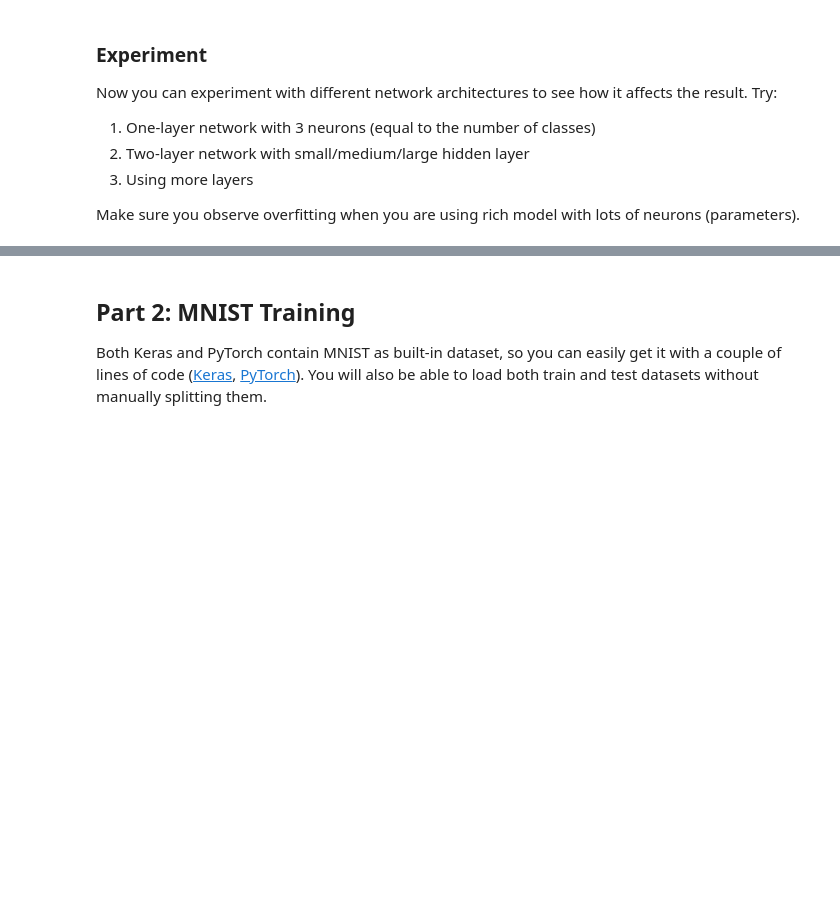
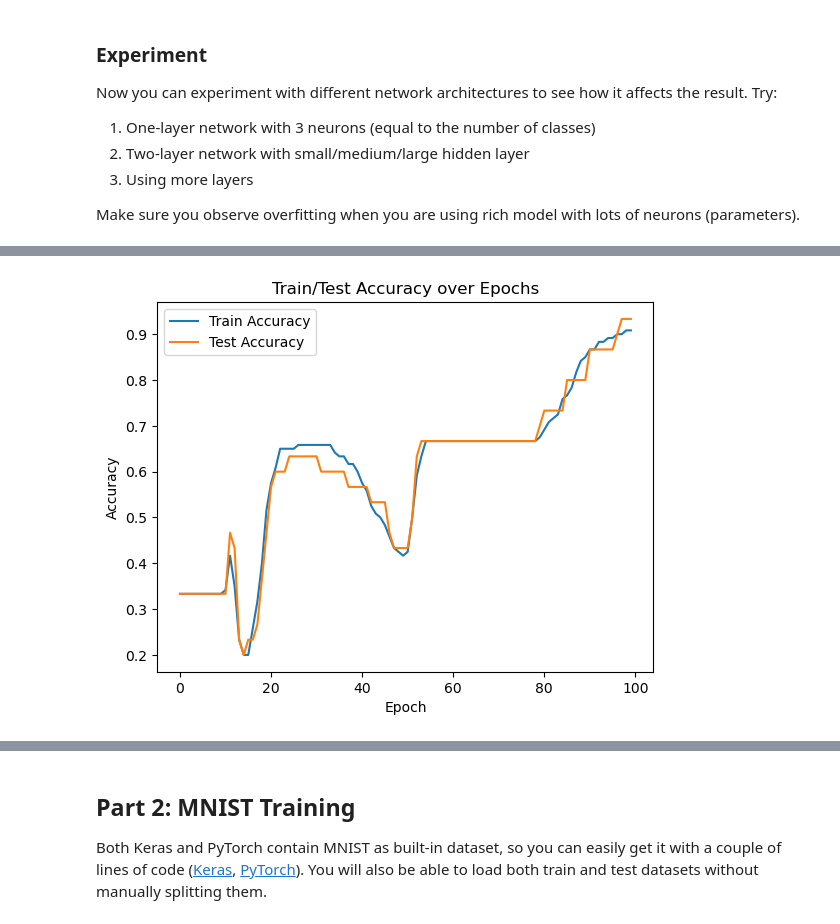
Before and after one commit to Talangus/AI-For-Beginners, a Jupyter notebook: lessons/3-NeuralNetworks/05-Frameworks/lab/LabFrameworks.ipynb, the cells around one changed output, grey strips where cells are left out. Drawn from its saved outputs; the diff is of its cells as text; code cells hidden in the pictures; blank space fills up the shorter version.

```diff
--- a/lessons/3-NeuralNetworks/05-Frameworks/lab/LabFrameworks.ipynb
+++ b/lessons/3-NeuralNetworks/05-Frameworks/lab/LabFrameworks.ipynb
@@ -229,0 +237,5 @@ plot_acc(history_two_layer_small)
+# %%
+medium_hidden_model = create_model(4, [8, 3])
+history_medium_hidden = train_model(medium_hidden_model, X_train, y_train, X_test, y_test)
+plot_acc(history_medium_hidden)
+# %% [output]
@@ -229,0 +252 @@ plot_acc(history_two_layer_small)
+[figure, added]
```
Also changed, not shown: parts of 7 cells of this notebook.
